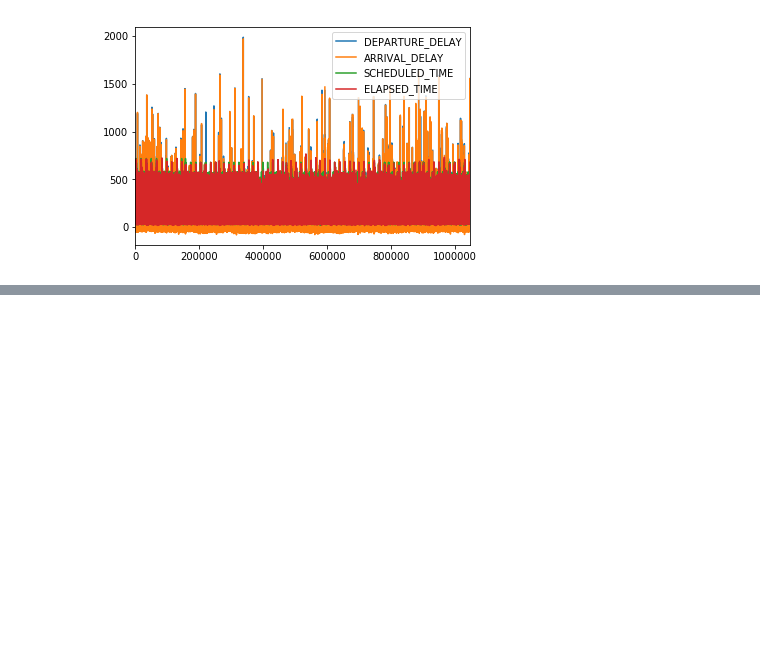
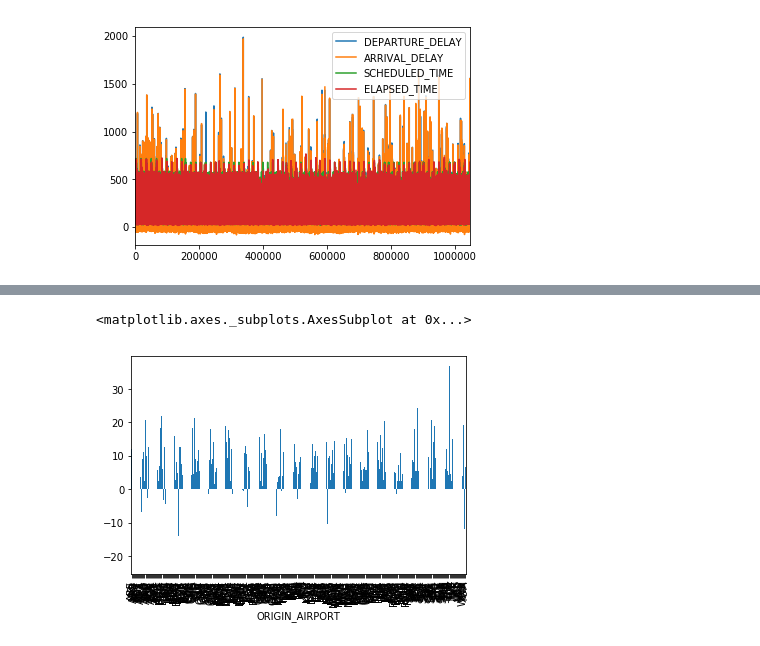
Before and after one commit to acudoc/Thinkful-Projects, a Jupyter notebook: Prep_Capstone.ipynb, the cells around one changed output, grey strips where cells are left out. Saved outputs shown, nothing was run; the diff lists cells and outputs as text; code cells hidden in the pictures; blank space fills up the shorter version.

```diff
--- a/Prep_Capstone.ipynb
+++ b/Prep_Capstone.ipynb
@@ -152,0 +234,6 @@ plt.show()
+# %%
+Airport_flights = df.groupby('ORIGIN_AIRPORT') ['ARRIVAL_DELAY'].mean()
+Airport_flights.plot(kind = 'bar')
+# %% [output]
+<matplotlib.axes._subplots.AxesSubplot at 0x...>
+[figure, added]
```
Also changed, not shown: parts of 9 cells of this notebook.
